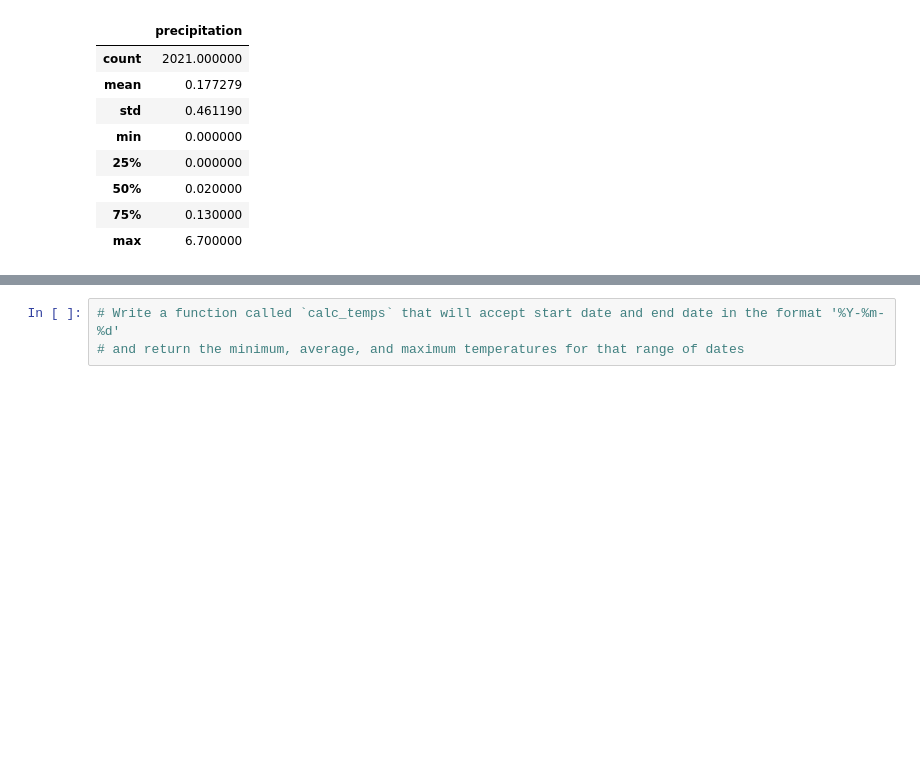
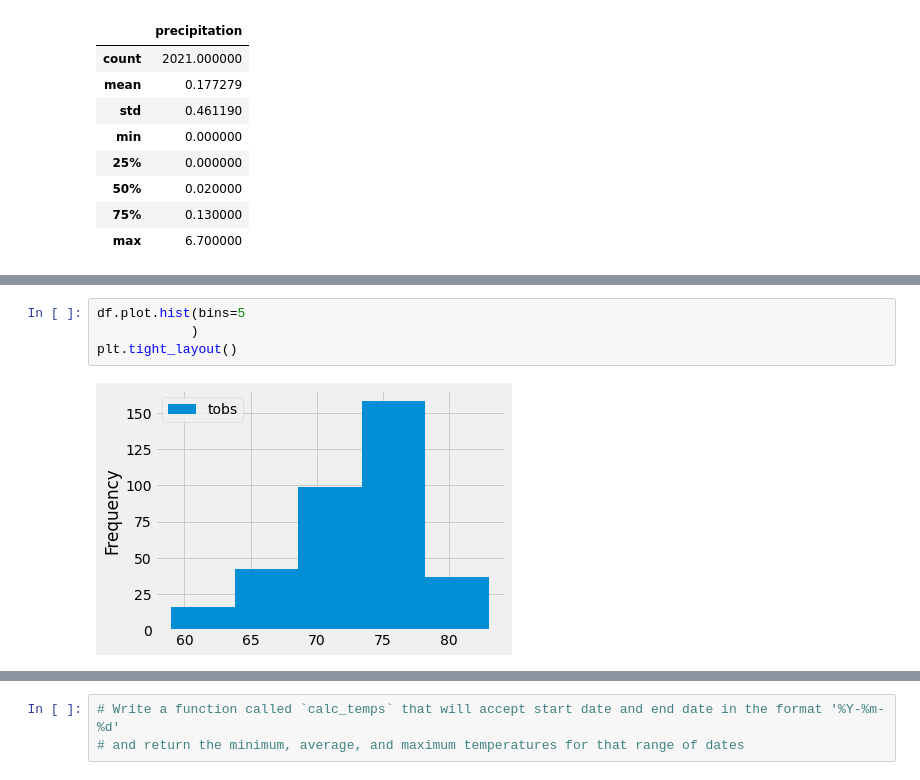
Before and after one commit to Samkyang/surfs_up, a Jupyter notebook: climate_analysis.ipynb, the cells around one changed output, grey strips where cells are left out. Saved outputs shown, nothing was run; the diff lists cells and outputs as text; blank space fills up the shorter version.

```diff
--- a/climate_analysis.ipynb
+++ b/climate_analysis.ipynb
@@ -112,0 +161,6 @@ df.describe()
+# %%
+df.plot.hist(bins=5
+            )
+plt.tight_layout()
+# %% [output]
+[figure, added]
```
Also changed, not shown: parts of 7 cells of this notebook.
